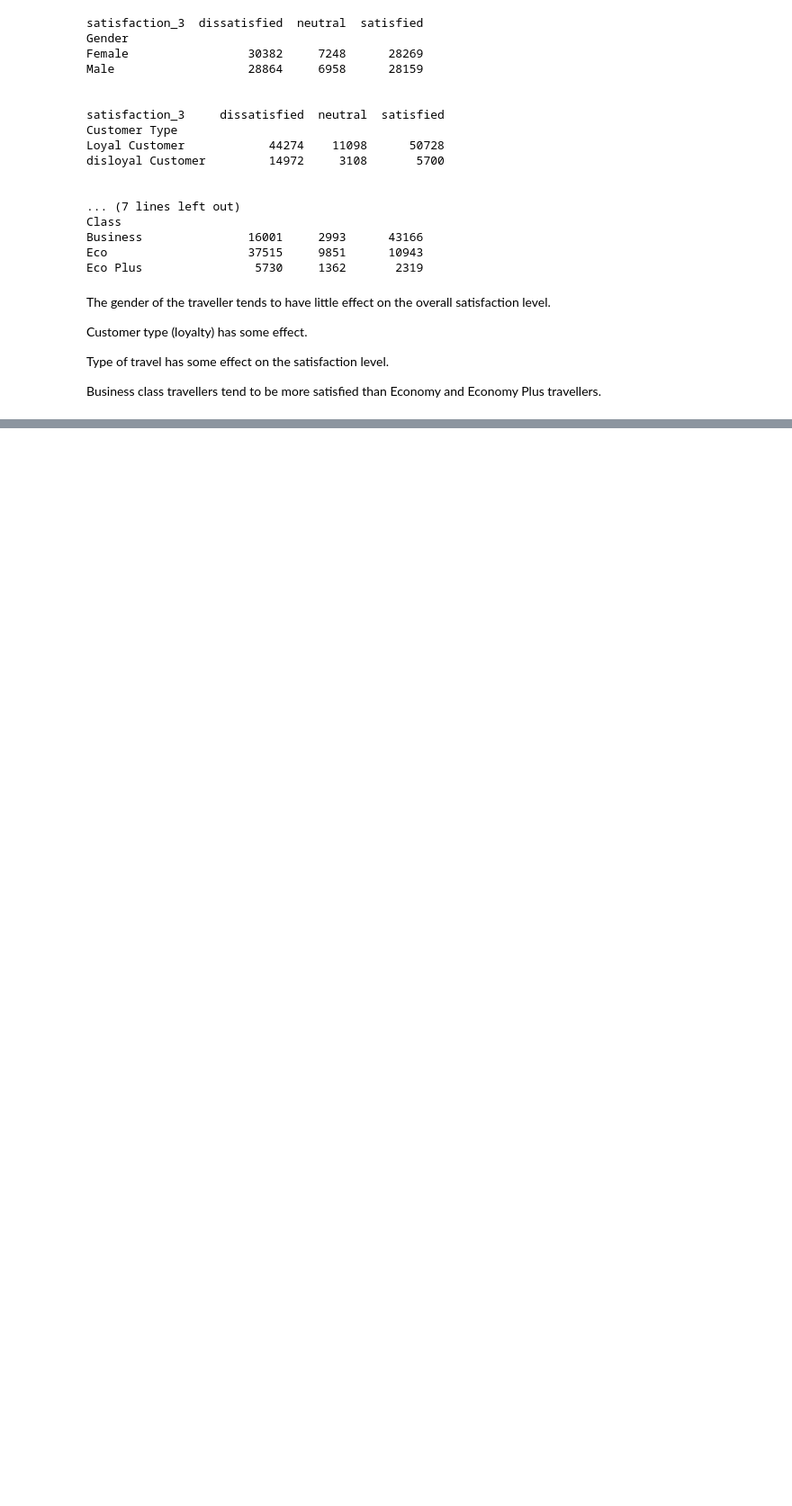
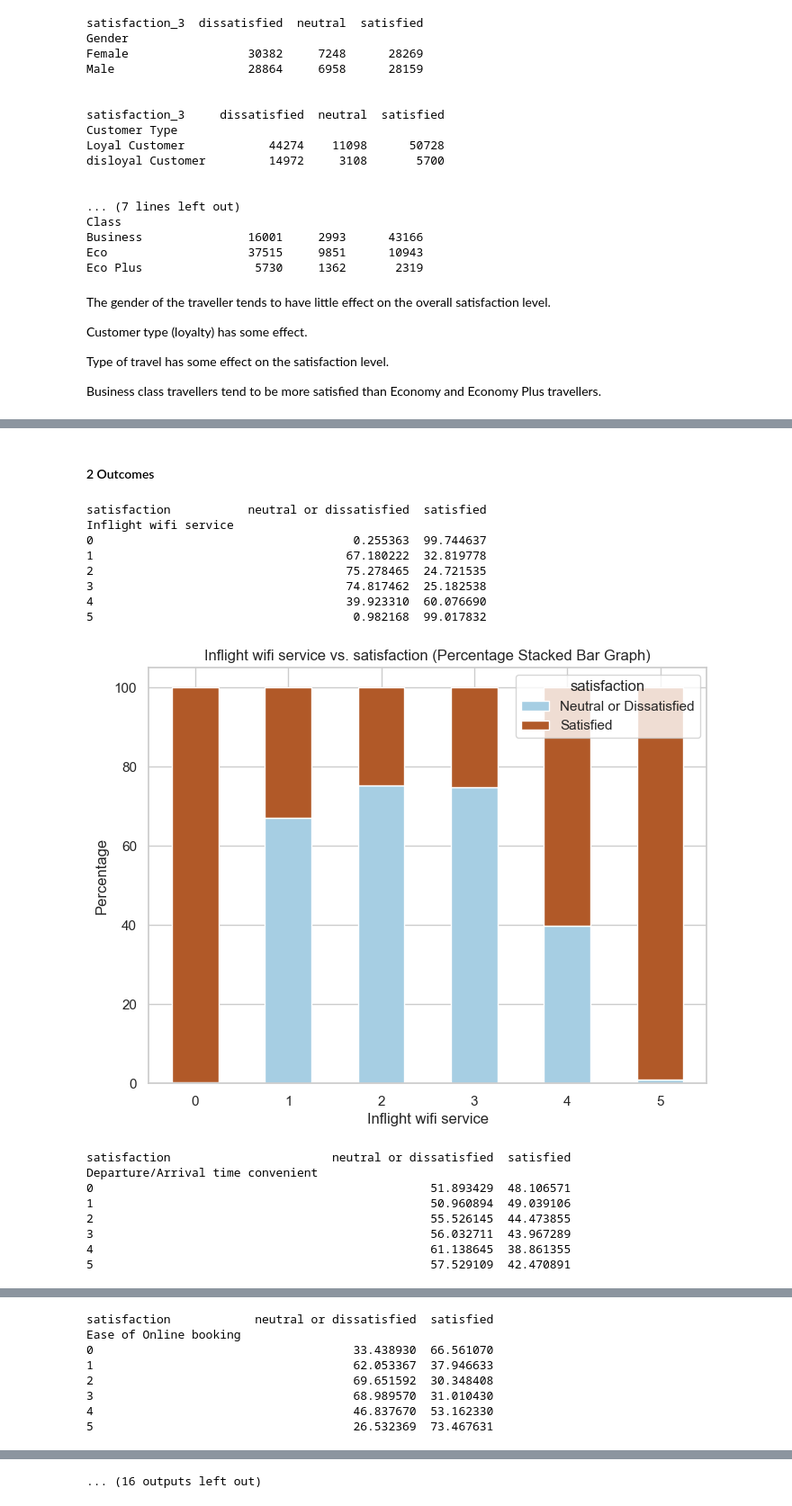
Before and after one commit to zihaow17/SMU_DSAxMaersk_Case_Comp_2023, a Jupyter notebook: data_cleaning_and_eda.ipynb, the cells around one changed output, grey strips where cells are left out. Shown at 90% size. Cells and saved outputs as stored; diff of their text form; code cells hidden in the pictures; blank space fills up the shorter version.

```diff
--- a/data_cleaning_and_eda.ipynb
+++ b/data_cleaning_and_eda.ipynb
@@ -305,0 +304,45 @@ Business class travellers tend to be more satisfied than Economy and Economy Plu
+# %%
+# List of ordinal columns
+ordinal_columns = ['Inflight wifi service',
+       'Departure/Arrival time convenient', 'Ease of Online booking',
+       'Gate location', 'Food and drink', 'Online boarding', 'Seat comfort',
+       'Inflight entertainment', 'On-board service', 'Leg room service',
+       'Baggage handling', 'Checkin service', 'Inflight service',
+       'Cleanliness']
+# %% [markdown]
+#### 2 Outcomes
+# %%
+# Individual plots for each ordinal data column
+for col in ordinal_columns:
+    df[col] = df[col].astype('category')
+
+    pct_df = df.groupby(col)['satisfaction'].value_counts(normalize=True).unstack() * 100
+
+    print(pct_df) # Show the percentages of satisfied to dissatisfied customers
+
+    # Plot 100% stacked bar graph with percentage fills
+    sns.set(style="whitegrid")
+    ax = pct_df.plot(kind='bar', stacked=True, colormap='Paired', figsize=(8, 6))
+    ax.set_ylabel("Percentage")
+    ax.set_title("{} vs. satisfaction (Percentage Stacked Bar Graph)".format(col))
+    plt.xticks(rotation=0)
+    plt.legend(title='satisfaction', labels=['Neutral or Dissatisfied', 'Satisfied'], loc='upper right')
+    plt.show()
+# %% [output]
+satisfaction           neutral or dissatisfied  satisfied
+Inflight wifi service
+0                                     0.255363  99.744637
+1                                    67.180222  32.819778
+2                                    75.278465  24.721535
+3                                    74.817462  25.182538
+4                                    39.923310  60.076690
+5                                     0.982168  99.017832
+[figure, added]
+satisfaction                       neutral or dissatisfied  satisfied
+Departure/Arrival time convenient
+0                                                51.893429  48.106571
+1                                                50.960894  49.039106
+2                                                55.526145  44.473855
+3                                                56.032711  43.967289
+4                                                61.138645  38.861355
+5                                                57.529109  42.470891
@@ -305,0 +350,8 @@ Business class travellers tend to be more satisfied than Economy and Economy Plu
+satisfaction            neutral or dissatisfied  satisfied
+Ease of Online booking
+0                                     33.438930  66.561070
+1                                     62.053367  37.946633
+2                                     69.651592  30.348408
+3                                     68.989570  31.010430
+4                                     46.837670  53.162330
+5                                     26.532369  73.467631
@@ -305,0 +386 @@ Business class travellers tend to be more satisfied than Economy and Economy Plu
+... (16 outputs left out)
```
Also changed, not shown: parts of 12 cells of this notebook.
